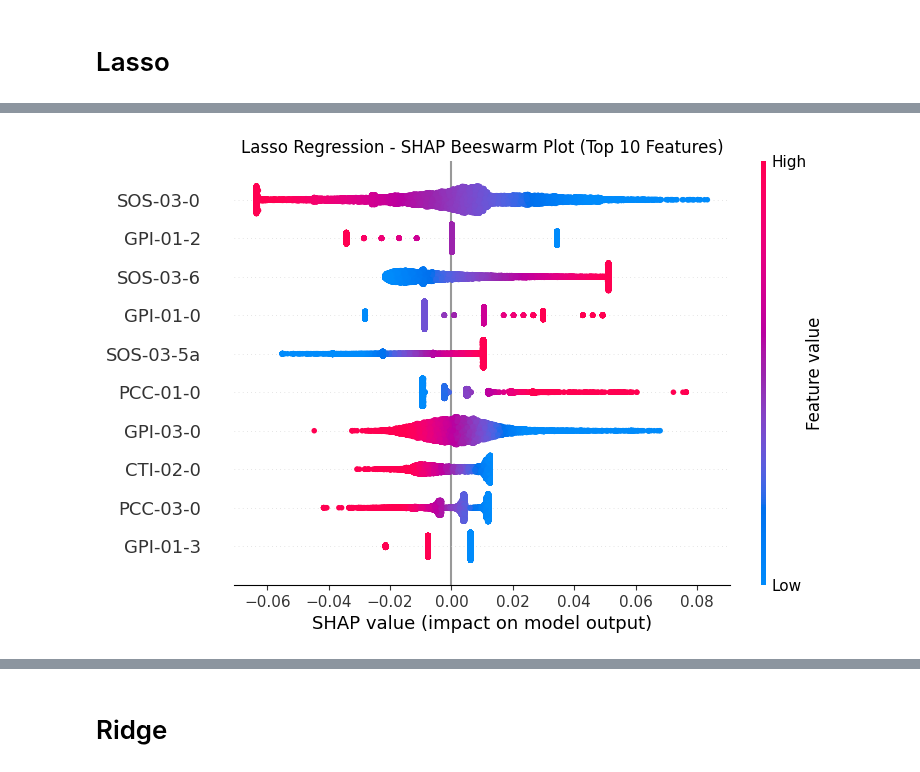
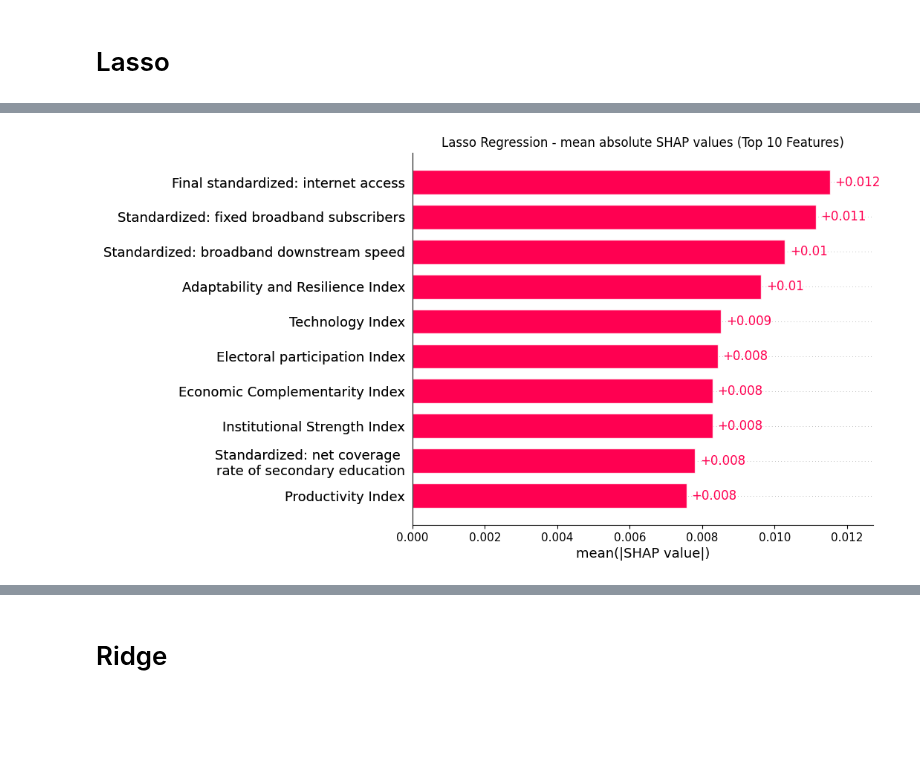
Before and after one commit to cpj97/MDS_thesis, a Jupyter notebook: Code/regularization.ipynb, the cells around one changed output, grey strips where cells are left out. Drawn from its saved outputs; the diff is of its cells as text; code cells hidden in the pictures; blank space fills up the shorter version.

```diff
--- a/Code/regularization.ipynb
+++ b/Code/regularization.ipynb
@@ -281,7 +262,45 @@ plt.show()
-# %%
-# Beeswarm plot for top 10 features
-shap.plots.beeswarm(shap_values_top10_l1, show=False)
-plt.title("Lasso Regression - SHAP Beeswarm Plot (Top 10 Features)")
-plt.show()
-# %% [output]
-[figure, removed]
+# %%
+# Adding correct labels to the variables
+rename_dict = {
+    # "old_name": "New Descriptive Name"
+    "CTI-02-4":	"Final standardized: internet access",
+    "CTI-02-2":	"Standardized: fixed broadband subscribers",
+    "CTI-02-3":	"Standardized: broadband downstream speed",
+    "SOS-03-0": "Adaptability and Resilience Index",
+    "CTI-02-0": "Technology Index",
+    "GPI-03-0": "Electoral participation Index",
+    "PCC-03-0": "Economic Complementarity Index",
+    "GPI-02-0": "Institutional Strength Index",
+    "EIS-03-3":	"Standardized: net coverage \nrate of secondary education",
+    "PCC-01-0": "Productivity Index",
+    "INS-02-16": "Status of rural cadastre updating",
+    "SOS-03-6":	"Standardized: average risk management \ninvestment as a proportion of total investment",
+    "SOS-03-5a": "Standardized: average of people and housing affected \nper natural disaster event (per 100,000 inhabitants)"
+    }
+
+# Compute mean absolute SHAP values for each feature
+shap_abs_mean_l1 = np.abs(shap_values_l1.values).mean(axis=0)
+
+# Get indices of the top 10 features
+top_10_indices = np.argsort(shap_abs_mean_l1)[-10:]
+
+# Build custom names for those top 10
+custom_feature_names = [
+    rename_dict.get(original_feature_names[i], original_feature_names[i])
+    for i in top_10_indices
+]
+
+# Create the Explanation with renamed features
+shap_values_top10_l1 = shap.Explanation(
+    values=shap_values_l1.values[:, top_10_indices],
+    base_values=shap_values_l1.base_values,
+    data=shap_values_l1.data[:, top_10_indices],
+    feature_names=custom_feature_names
+)
+
+# Plot
+shap.plots.bar(shap_values_top10_l1, show=False)
+plt.title("Lasso Regression - mean absolute SHAP values (Top 10 Features)")
+plt.show()
+# %% [output]
+[figure, added]
```
Also changed, not shown: parts of 9 cells of this notebook, 2 other files.
